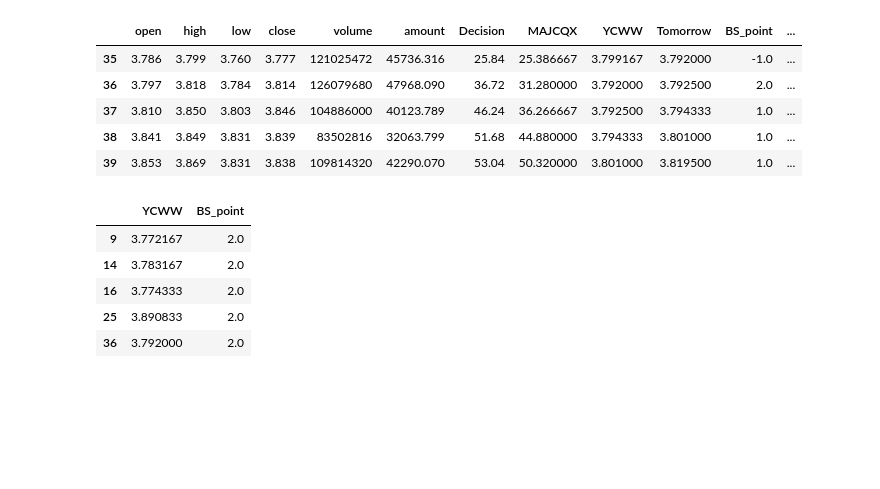
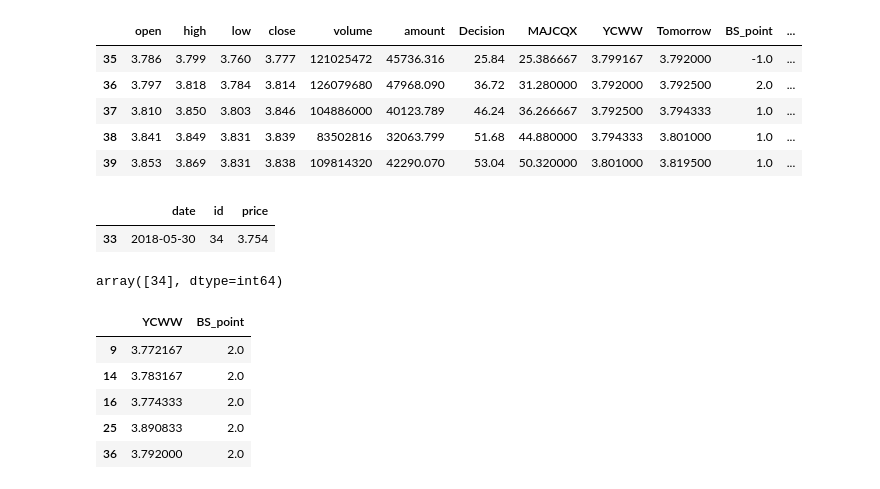
Before and after one commit to bitbyte27/PythonQuant, a Jupyter notebook: Candle/2018.06.23_Candlestick_Risk_Ratio_ZFXF_YCWW.ipynb, the cells around one changed output. Cells and saved outputs as stored; diff of their text form; code cells hidden in the pictures; blank space fills up the shorter version.

```diff
--- a/Candle/2018.06.23_Candlestick_Risk_Ratio_ZFXF_YCWW.ipynb
+++ b/Candle/2018.06.23_Candlestick_Risk_Ratio_ZFXF_YCWW.ipynb
@@ -103,3 +103,12 @@ Stock_ETF_Risk_Ratio_ZFXF_YCWW.tail()
 # %%
 Stock_ETF_Risk_Ratio_ZFXF_YCWW_ochl = Stock_ETF_Risk_Ratio_ZFXF_YCWW[['id','open','close','high','low']]
 Stock_ETF_Risk_Ratio_ZFXF_YCWW_date = Stock_ETF_Risk_Ratio_ZFXF_YCWW.set_index('date')
+# %%
+Trade_date = '2018-05-30'
+Trade_price = 3.754
+Trade = Stock_ETF_Risk_Ratio_ZFXF_YCWW.loc[Stock_ETF_Risk_Ratio_ZFXF_YCWW['date'] == pd.to_datetime(Trade_date),['date','id']]
+Trade['price'] = Trade_price
+Trade.tail()
+# %% [output]
+|  | date | id | price |
+| 33 | 2018-05-30 | 34 | 3.754 |
@@ -106,3 +118,7 @@ Stock_ETF_Risk_Ratio_ZFXF_YCWW_date = Stock_ETF_Risk_Ratio_ZFXF_YCWW.set_index('
+# %%
+idt
+# %% [output]
+array([34], dtype=int64)
 # %%
 datarray = Stock_ETF_Risk_Ratio_ZFXF_YCWW_ochl.values
 De = Stock_ETF_Risk_Ratio_ZFXF_YCWW['Decision'].values
```
Also changed, not shown: parts of 9 cells of this notebook, 2 other files.
